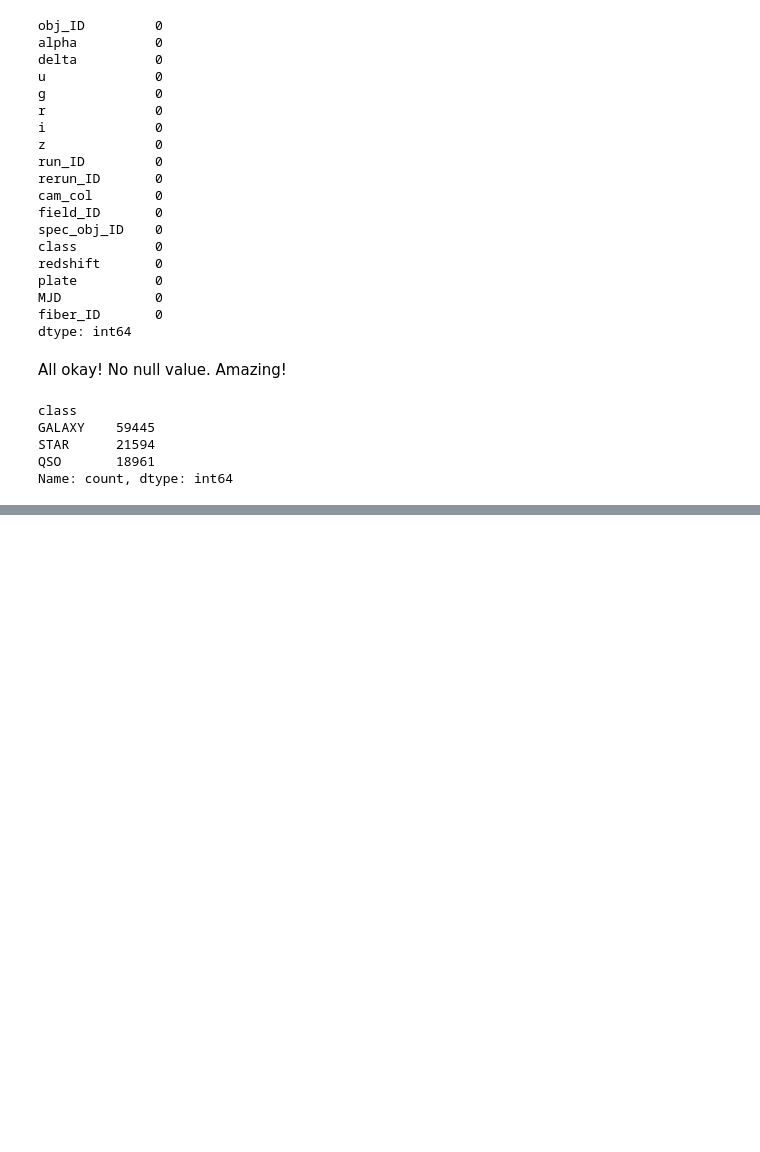
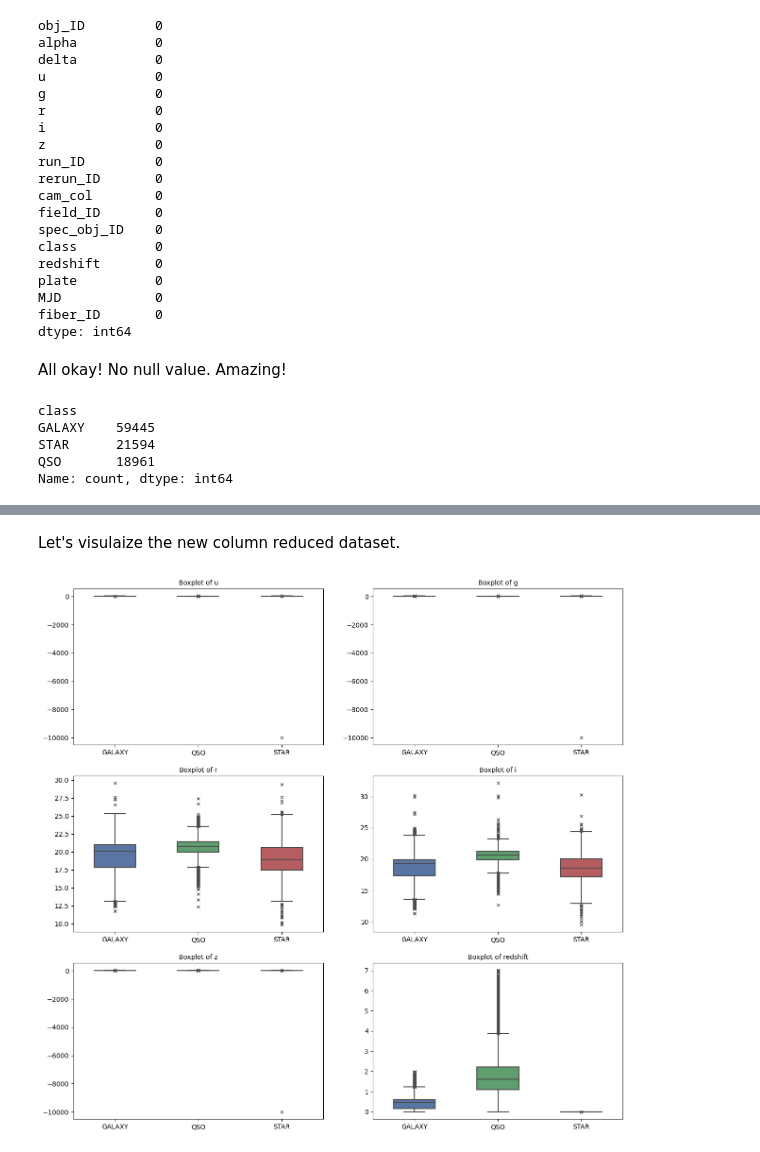
Before and after one commit to Ahmed-Estiak/stellar-classification-using-SMOTE-and-classifiers-ensemble, a Jupyter notebook: Stellar Classification (Smote, Scaled, hyperparamter tuning and ensemble).ipynb, the cells around one changed output, grey strips where cells are left out. Cells and saved outputs as stored; diff of their text form; code cells hidden in the pictures; blank space fills up the shorter version.

```diff
--- a/Stellar Classification (Smote, Scaled, hyperparamter tuning and ensemble).ipynb
+++ b/Stellar Classification (Smote, Scaled, hyperparamter tuning and ensemble).ipynb
@@ -114,0 +182,42 @@ So, in our dataset there are 59445 galaxies, 21594 star, and 18961 QSOs.
+# %% [markdown]
+Let's visulaize the new column reduced dataset.
+# %%
+def plot_boxplots(data_frame, analysis_columns, target_column):
+    """
+    This function generates boxplots for analyzing the distribution of data.
+
+    Params:
+    `data_frame`: DataFrame containing the dataset.
+    `analysis_columns`: List of columns to analyze.
+    `target_column`: Name of the target column.
+
+    Returns:
+    None
+    """
+    # Create a figure with appropriate size
+    plt.figure(figsize=(15, 30))
+
+    # Calculate the number of columns for subplots
+    num_columns = len(analysis_columns)
+
+    # Loop through the analysis columns
+    for i, column in enumerate(analysis_columns):
+        # Create a subplot for each feature
+        plt.subplot(int('{}2{}'.format(num_columns, i+1)))
+
+        # Generate a boxplot for the current feature
+        sns.boxplot(x=target_column, y=column, data=data_frame, width=0.5, flierprops={'marker': 'x'})
+
+        # Set the title for the boxplot
+        plt.title(label='Boxplot of {}'.format(column), fontsize=10)
+
+        # Remove x and y labels to avoid clutter
+        plt.xlabel(xlabel=None)
+        plt.ylabel(ylabel=None)
+
+    # Display the boxplots
+    plt.show()
+# %%
+plot_boxplots(data_frame=sdss_imp, analysis_columns=imp_columns, target_column='class')
+# %% [output]
+[figure, added]
```
Also changed, not shown: parts of 9 cells of this notebook.
